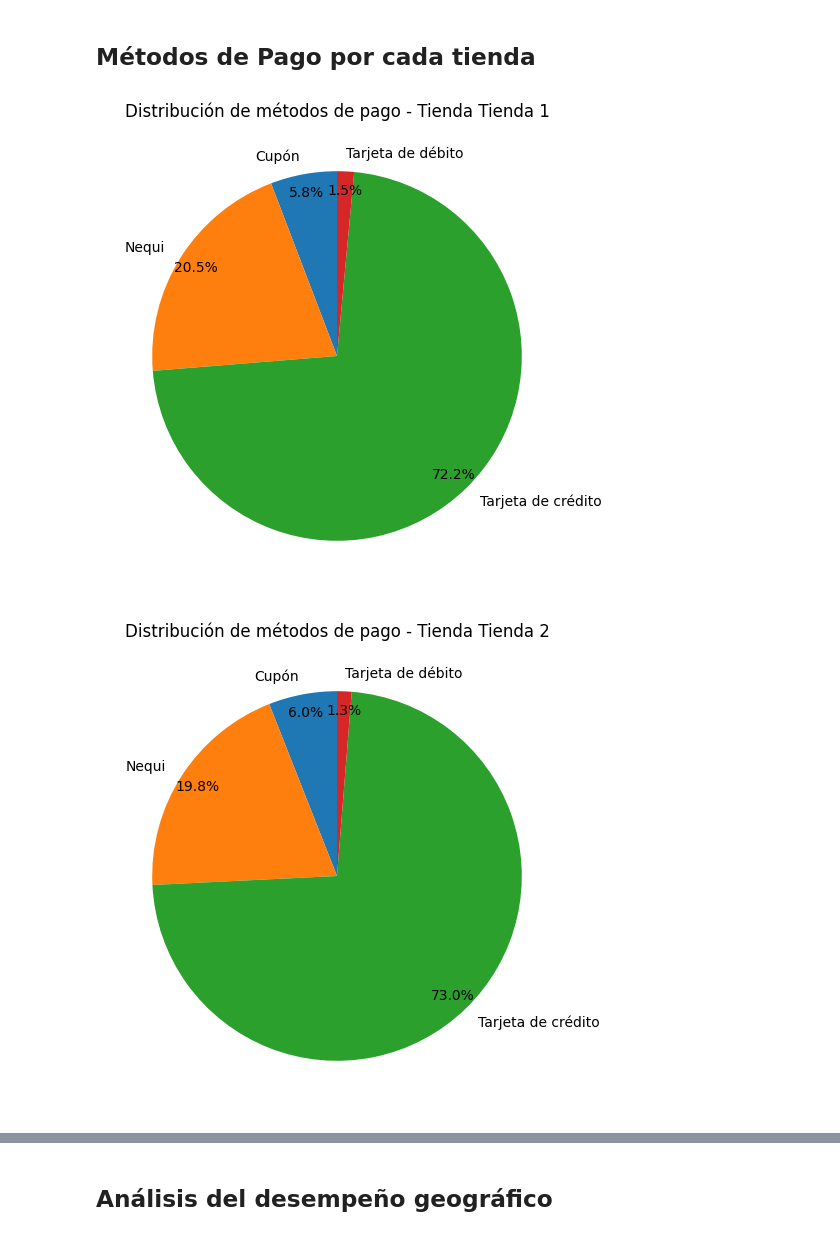
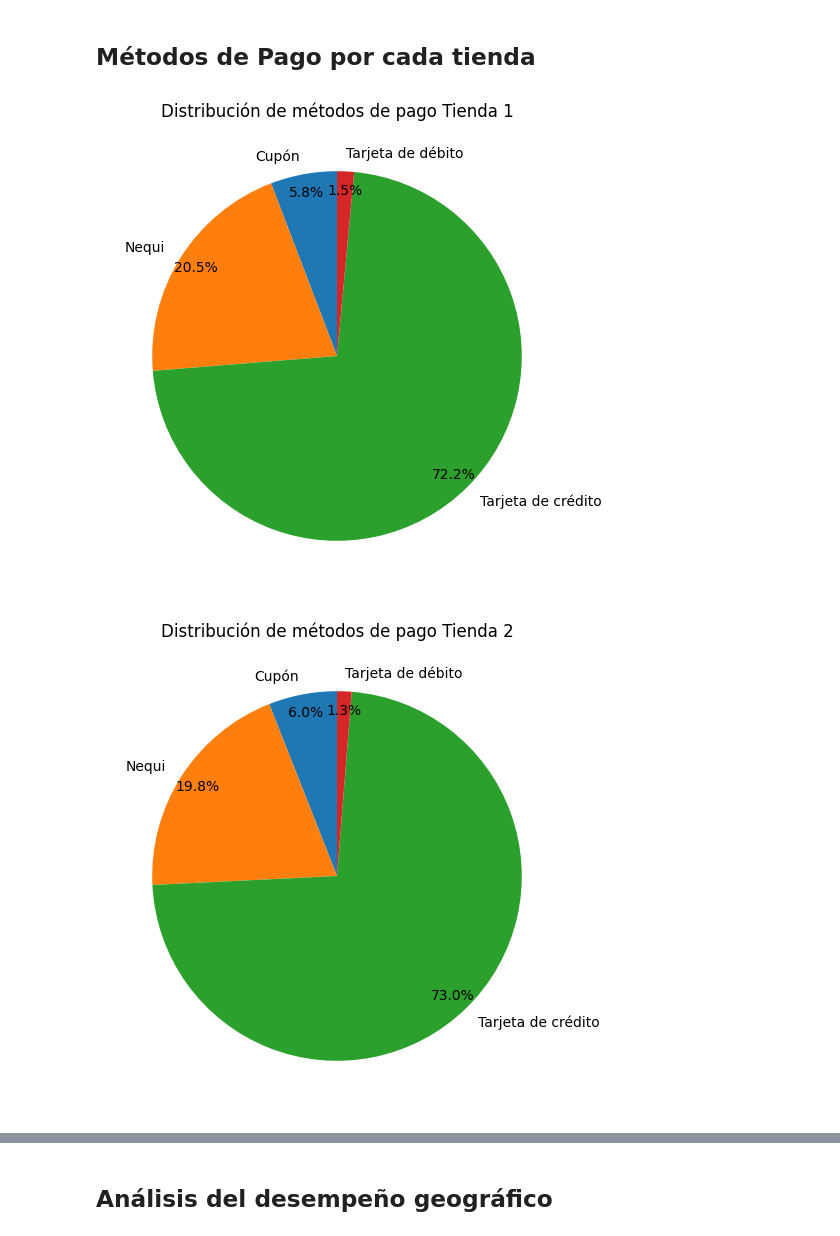
Before and after one commit to AndreaCisneros/challenge-alura-store, a Jupyter notebook: Alura-store.ipynb, the cells around one changed output, grey strips where cells are left out. Saved outputs shown, nothing was run; the diff lists cells and outputs as text; code cells hidden in the pictures.

Commit message:
Visualización con gráficos

```diff
--- a/Alura-store.ipynb
+++ b/Alura-store.ipynb
@@ -476,27 +536,29 @@ plt.show()
 # %%
 pagos_tienda = (
     tiendas.groupby(['Tienda', 'Método de pago'])
     .size()
     .reset_index(name = 'Pagos')
 )
 
 for tienda in pagos_tienda['Tienda'].unique():
 
     df_tienda = pagos_tienda[pagos_tienda['Tienda'] == tienda]
 
     plt.figure(figsize=(6,6))
 
     plt.pie(
         df_tienda['Pagos'],
         labels=df_tienda['Método de pago'],
-        autopct="%1.1f%%",
+        autopct='%1.1f%%',
         startangle=90,
         textprops={'fontsize': 10},
         pctdistance=0.9
     )
 
-    plt.title(f'Distribución de métodos de pago - Tienda {tienda}')
+    plt.title(f'Distribución de métodos de pago {tienda}')
+
+    plt.savefig(f'metodos_pago_{tienda}.png', dpi=300, bbox_inches='tight')
     plt.show()
 # %% [output]
-[figure, old version]
+[figure, new version]
-[figure, old version]
+[figure, new version]
```
Also changed, not shown: parts of 21 cells of this notebook, 17 other files.
